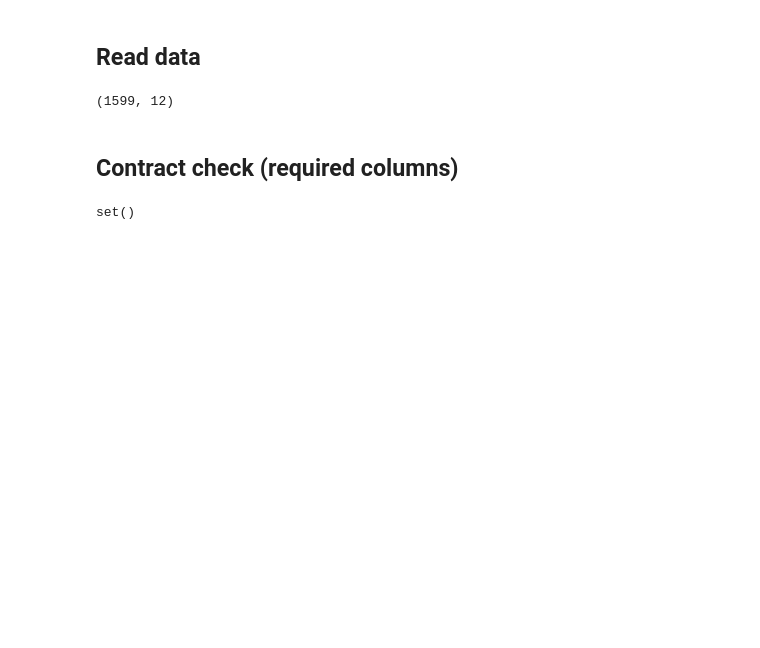
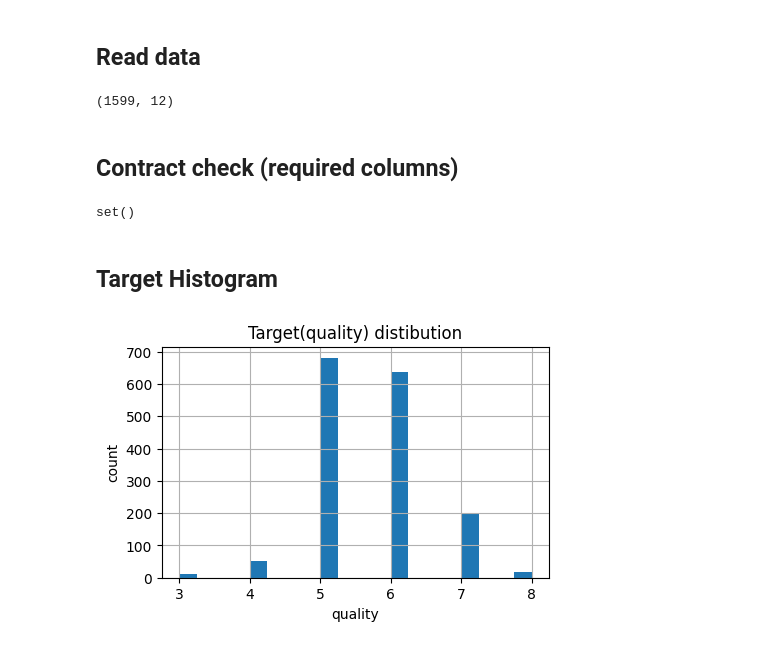
Before and after one commit to fitsblb/wine-ml-pipeline, a Jupyter notebook: research/1_data_ingestion.ipynb, the cells around one changed output. Cells and saved outputs as stored; diff of their text form; code cells hidden in the pictures; blank space fills up the shorter version.

Commit message:
feat: module-3 EDA visuals and quick facts (#5)
Co-authored-by: Fitsum <fitsumbahlbi@gmail.com>

```diff
--- a/research/1_data_ingestion.ipynb
+++ b/research/1_data_ingestion.ipynb
@@ -31,3 +33,16 @@ missing = required - set(df.columns)
 print(missing)
 # %% [output]
 set()
+# %% [markdown]
+## **Target Histogram**
+# %%
+TARGET = SCHEMA.get("target", "quality") # Calling the target variable
+plt.figure(figsize = (5,3))
+df[TARGET].hist(bins=20)
+plt.title("Target(quality) distibution")
+plt.xlabel(TARGET)
+plt.ylabel("count")
+Path(project_root / "artifacts/research").mkdir(parents=True, exist_ok=True)
+plt.savefig(project_root /"artifacts/research/target_hist.png", dpi=150, bbox_inches="tight")
+# %% [output]
+[figure, added]
```
Also changed, not shown: parts of 10 cells of this notebook, 1 other file.
